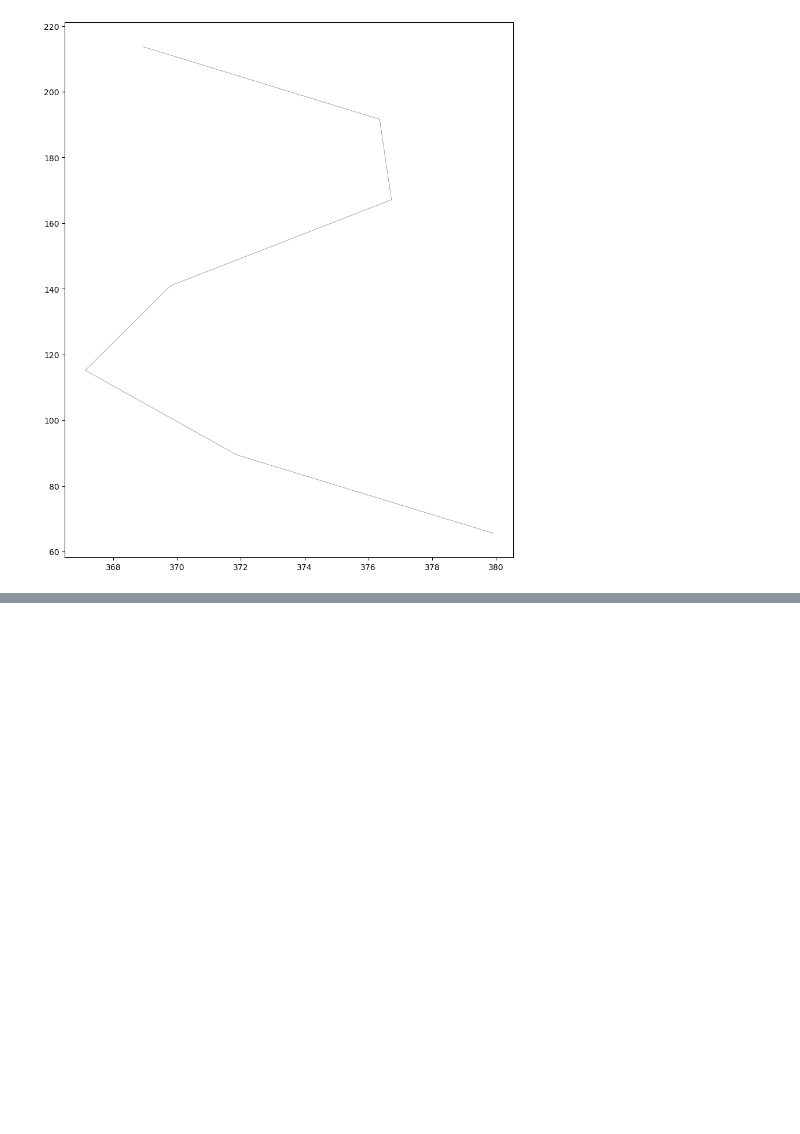
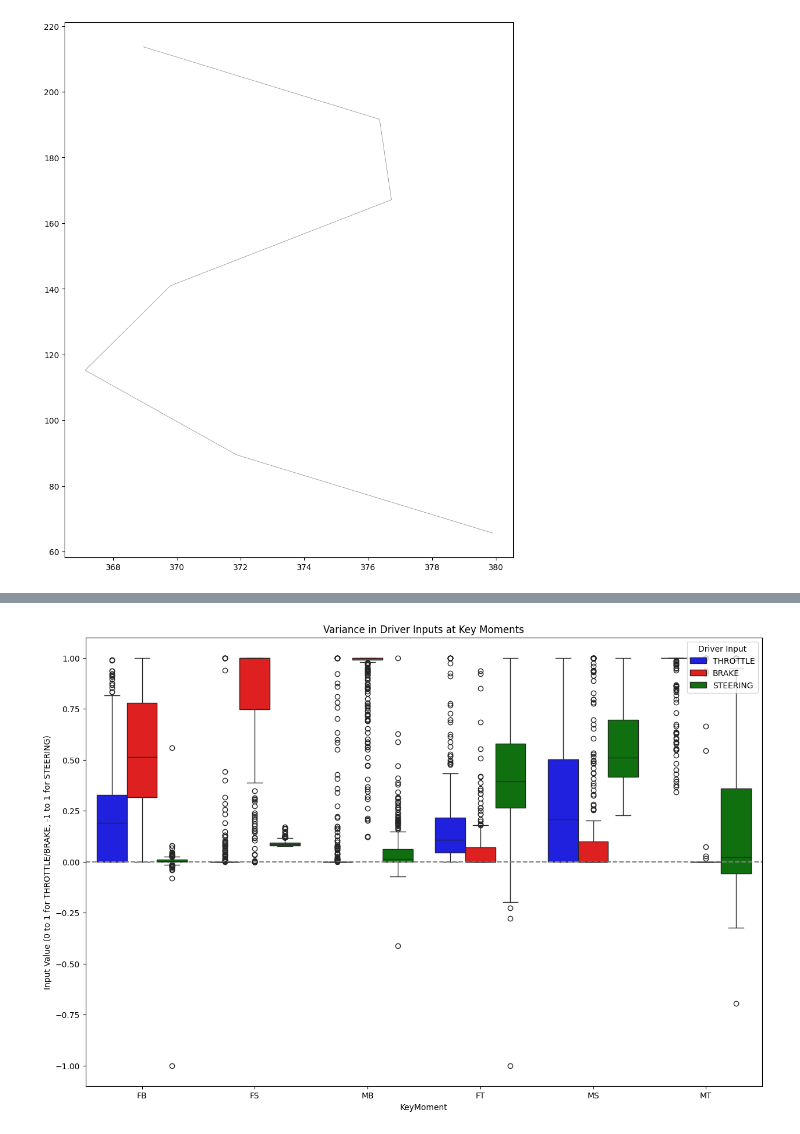
Before and after one commit to NabihaIR/racing-model-1, a Jupyter notebook: EDA+modelling-Rayyan/modelling_EDA.ipynb, the cells around one changed output, grey strips where cells are left out. Saved outputs shown, nothing was run; the diff lists cells and outputs as text; code cells hidden in the pictures; blank space fills up the shorter version.

```diff
--- a/EDA+modelling-Rayyan/modelling_EDA.ipynb
+++ b/EDA+modelling-Rayyan/modelling_EDA.ipynb
@@ -1016,0 +1320,36 @@ plt.show()
+# %%
+import seaborn as sns
+import matplotlib.pyplot as plt
+import pandas as pd
+
+# Assuming key_moments and driver_attributes are defined as follows
+key_moments = ['FB', 'FS', 'MB', 'FT', 'MS', 'MT']
+driver_attributes = ['_THROTTLE', '_BRAKE', '_STEERING']
+
+# Reshape data for plotting
+input_data = pd.DataFrame()
+
+for moment in key_moments:
+    for attr in driver_attributes:
+        col_name = f"{moment}{attr}"
+        if col_name in validRacingLaps.columns:
+            temp_df = validRacingLaps[[col_name]].copy()
+            temp_df = temp_df.rename(columns={col_name: "Value"s})
+            temp_df["KeyMoment"] = moment
+            temp_df["DriverInput"] = attr[1:]
+            input_data = pd.concat([input_data, temp_df])
+
+# Define colors for each driver input
+input_colors = {"THROTTLE": "blue", "BRAKE": "red", "STEERING": "green"}
+
+# Plot
+plt.figure(figsize=(15, 10))
+sns.boxplot(data=input_data, x="KeyMoment", y="Value", hue="DriverInput", palette=input_colors)
+plt.axhline(0, color="gray", linestyle="--")  # Useful zero line for steering visualization
+plt.title("Variance in Driver Inputs at Key Moments")
+plt.ylabel("Input Value (0 to 1 for THROTTLE/BRAKE, -1 to 1 for STEERING)")
+plt.legend(title="Driver Input", loc="upper right")
+plt.savefig('varianceBoxPlotsKeyMoments.png')
+plt.show()
+# %% [output]
+[figure, added]
```
Also changed, not shown: parts of 21 cells of this notebook, 1 other file.
